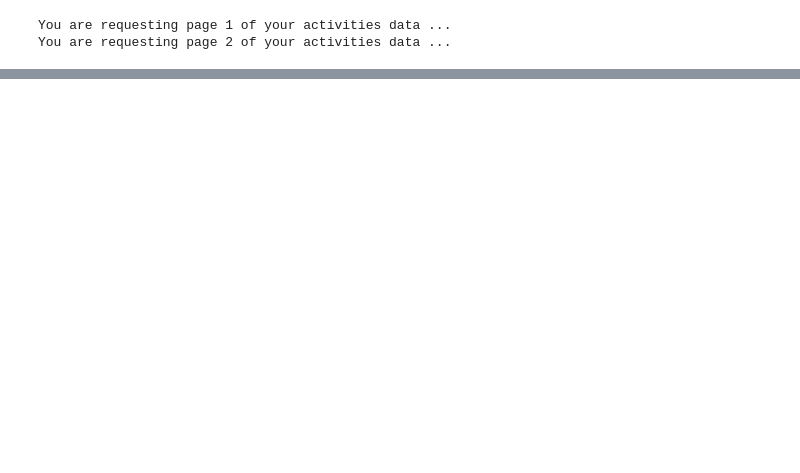
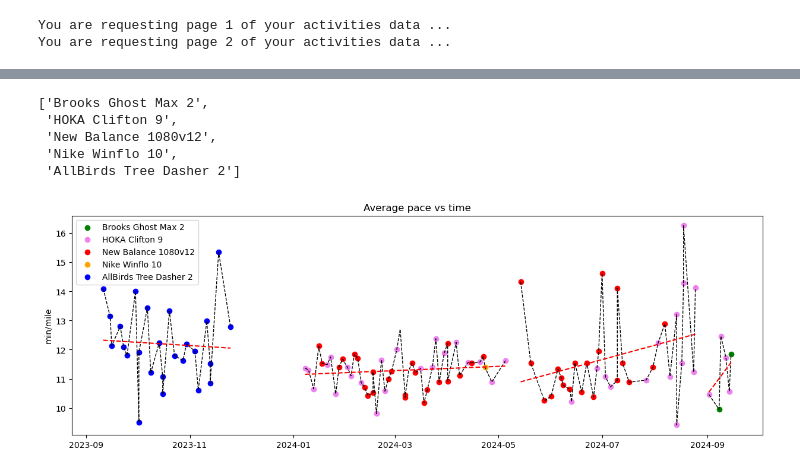
Before and after one commit to muralikgs/running-analysis, a Jupyter notebook: codes/running-analysis.ipynb, the cells around one changed output, grey strips where cells are left out. Cells and saved outputs as stored; diff of their text form; code cells hidden in the pictures; blank space fills up the shorter version.

```diff
--- a/codes/running-analysis.ipynb
+++ b/codes/running-analysis.ipynb
@@ -48,4 +40,6 @@ Index(['resource_state', 'name', 'distance', 'moving_time', 'elapsed_time',
       dtype='object')
+# %%
+df['date'] = pd.to_datetime(df['start_date_local']).dt.date
 # %%
 x = [dt.datetime.strptime(d[:10], '%Y-%m-%d').date() for d in df["start_date_local"]]
 # %%
@@ -112,0 +137,63 @@ _ = plt.legend()
+# %%
+shoe_names_list
+# %% [output]
+['Brooks Ghost Max 2',
+ 'HOKA Clifton 9',
+ 'New Balance 1080v12',
+ 'Nike Winflo 10',
+ 'AllBirds Tree Dasher 2']
+# %%
+fig, axs = plt.subplots(1)
+fig.set_figwidth(15)
+
+# Fall 23
+axs.plot(df_f23["date"].tolist()[::-1], df_f23["average_pace"].tolist()[::-1], linestyle='--', linewidth=1.0, c='k')
+
+for i, id in enumerate(list_of_gears):
+    if id:
+        x_data = df_f23[df_f23["gear_id"] == id]["date"].tolist()[::-1]
+        y_data = df_f23[df_f23["gear_id"] == id]["average_pace"].tolist()[::-1]
+        axs.scatter(x_data, y_data, c=color_choices[i], label="{}".format(gear_info_dict[id]["name"]))
+
+axs.plot(df_f23["date"].tolist()[::-1], pred_pace_f23, linestyle="--", c='r')
+
+# Spring 24
+axs.plot(df_s24["date"].tolist()[::-1], df_s24["average_pace"].tolist()[::-1], linestyle='--', linewidth=1.0, c='k')
+
+for i, id in enumerate(list_of_gears):
+    if id:
+        x_data = df_s24[df_s24["gear_id"] == id]["date"].tolist()[::-1]
+        y_data = df_s24[df_s24["gear_id"] == id]["average_pace"].tolist()[::-1]
+        axs.scatter(x_data, y_data, c=color_choices[i])
+
+axs.plot(df_s24["date"].tolist()[::-1], pred_pace_s24, linestyle="--", c='r')
+
+# Summer 24
+axs.plot(df_su24["date"].tolist()[::-1], df_su24["average_pace"].tolist()[::-1], linestyle='--', linewidth=1.0, c='k')
+
+for i, id in enumerate(list_of_gears):
+    if id:
+        x_data = df_su24[df_su24["gear_id"] == id]["date"].tolist()[::-1]
+        y_data = df_su24[df_su24["gear_id"] == id]["average_pace"].tolist()[::-1]
+        axs.scatter(x_data, y_data, c=color_choices[i])
+
+axs.plot(df_su24["date"].tolist()[::-1], pred_pace_su24, linestyle="--", c='r')
+
+# Fall 24
+axs.plot(df_f24["date"].tolist()[::-1], df_f24["average_pace"].tolist()[::-1], linestyle='--', linewidth=1.0, c='k')
+
+for i, id in enumerate(list_of_gears):
+    if id:
+        x_data = df_f24[df_f24["gear_id"] == id]["date"].tolist()[::-1]
+        y_data = df_f24[df_f24["gear_id"] == id]["average_pace"].tolist()[::-1]
+        axs.scatter(x_data, y_data, c=color_choices[i])
+
+axs.plot(df_f24["date"].tolist()[::-1], pred_pace_f24, linestyle="--", c='r')
+
+
+
+_ = axs.set_ylabel("min/mile")
+_ = axs.set_title("Average pace vs time")
+_ = plt.legend()
+# %% [output]
+[figure, added]
```
Also changed, not shown: parts of 12 cells of this notebook.
